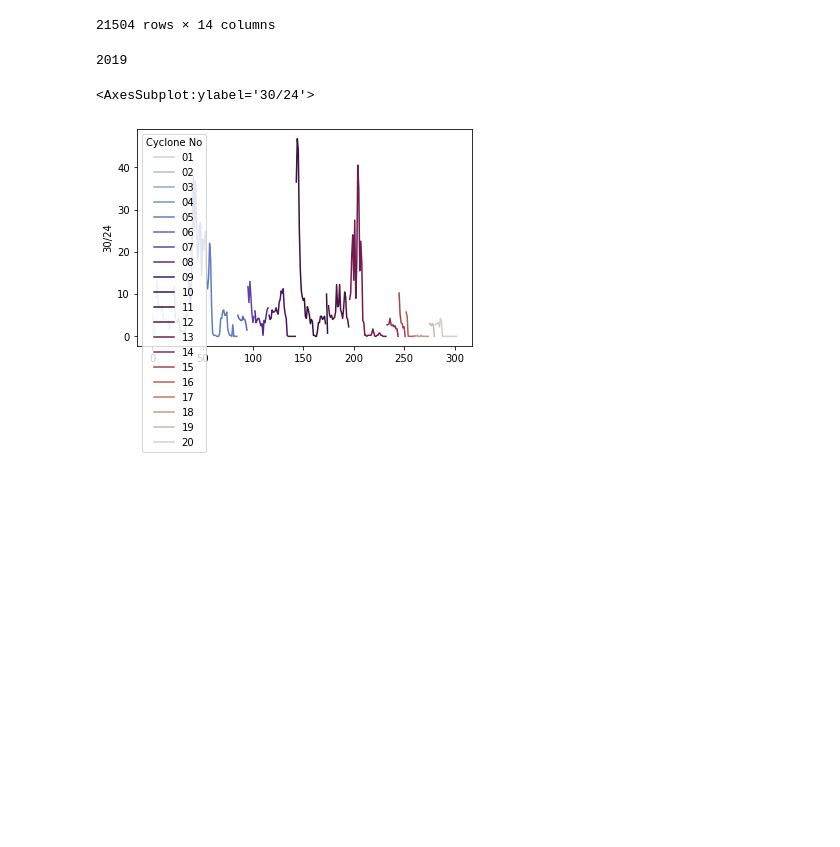
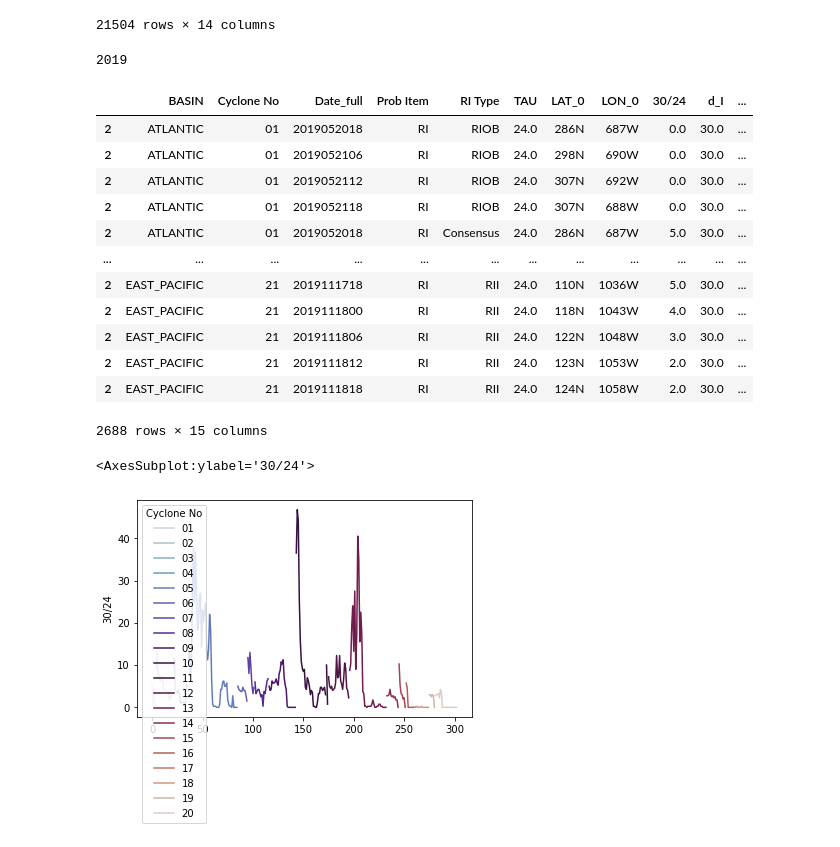
Before and after one commit to marie-mcgraw/ML_for_TC_RI, a Jupyter notebook: get_edecks_2019.ipynb, the cells around one changed output. Cells and saved outputs as stored; diff of their text form; code cells hidden in the pictures; blank space fills up the shorter version.

```diff
--- a/get_edecks_2019.ipynb
+++ b/get_edecks_2019.ipynb
@@ -140,4 +140,20 @@ sel_test = sel_test.mask(sel_test['30/24']>500)
 yr_sel
 # %% [output]
 2019
+# %%
+sel_test
+# %% [output]
+|  | BASIN | Cyclone No | Date_full | Prob Item | RI Type | TAU | LAT_0 | LON_0 | 30/24 | d_I | ... |
+| 2 | ATLANTIC | 01 | 2019052018 | RI | RIOB | 24.0 | 286N | 687W | 0.0 | 30.0 | ... |
+| 2 | ATLANTIC | 01 | 2019052106 | RI | RIOB | 24.0 | 298N | 690W | 0.0 | 30.0 | ... |
+| 2 | ATLANTIC | 01 | 2019052112 | RI | RIOB | 24.0 | 307N | 692W | 0.0 | 30.0 | ... |
+| 2 | ATLANTIC | 01 | 2019052118 | RI | RIOB | 24.0 | 307N | 688W | 0.0 | 30.0 | ... |
+| 2 | ATLANTIC | 01 | 2019052018 | RI | Consensus | 24.0 | 286N | 687W | 5.0 | 30.0 | ... |
+| ... | ... | ... | ... | ... | ... | ... | ... | ... | ... | ... | ... |
+| 2 | EAST_PACIFIC | 21 | 2019111718 | RI | RII | 24.0 | 110N | 1036W | 5.0 | 30.0 | ... |
+| 2 | EAST_PACIFIC | 21 | 2019111800 | RI | RII | 24.0 | 118N | 1043W | 4.0 | 30.0 | ... |
+| 2 | EAST_PACIFIC | 21 | 2019111806 | RI | RII | 24.0 | 122N | 1048W | 3.0 | 30.0 | ... |
+| 2 | EAST_PACIFIC | 21 | 2019111812 | RI | RII | 24.0 | 123N | 1053W | 2.0 | 30.0 | ... |
+| 2 | EAST_PACIFIC | 21 | 2019111818 | RI | RII | 24.0 | 124N | 1058W | 2.0 | 30.0 | ... |
+2688 rows × 15 columns
 # %%
```
Also changed, not shown: parts of 1 cell of this notebook, 11 other files.
